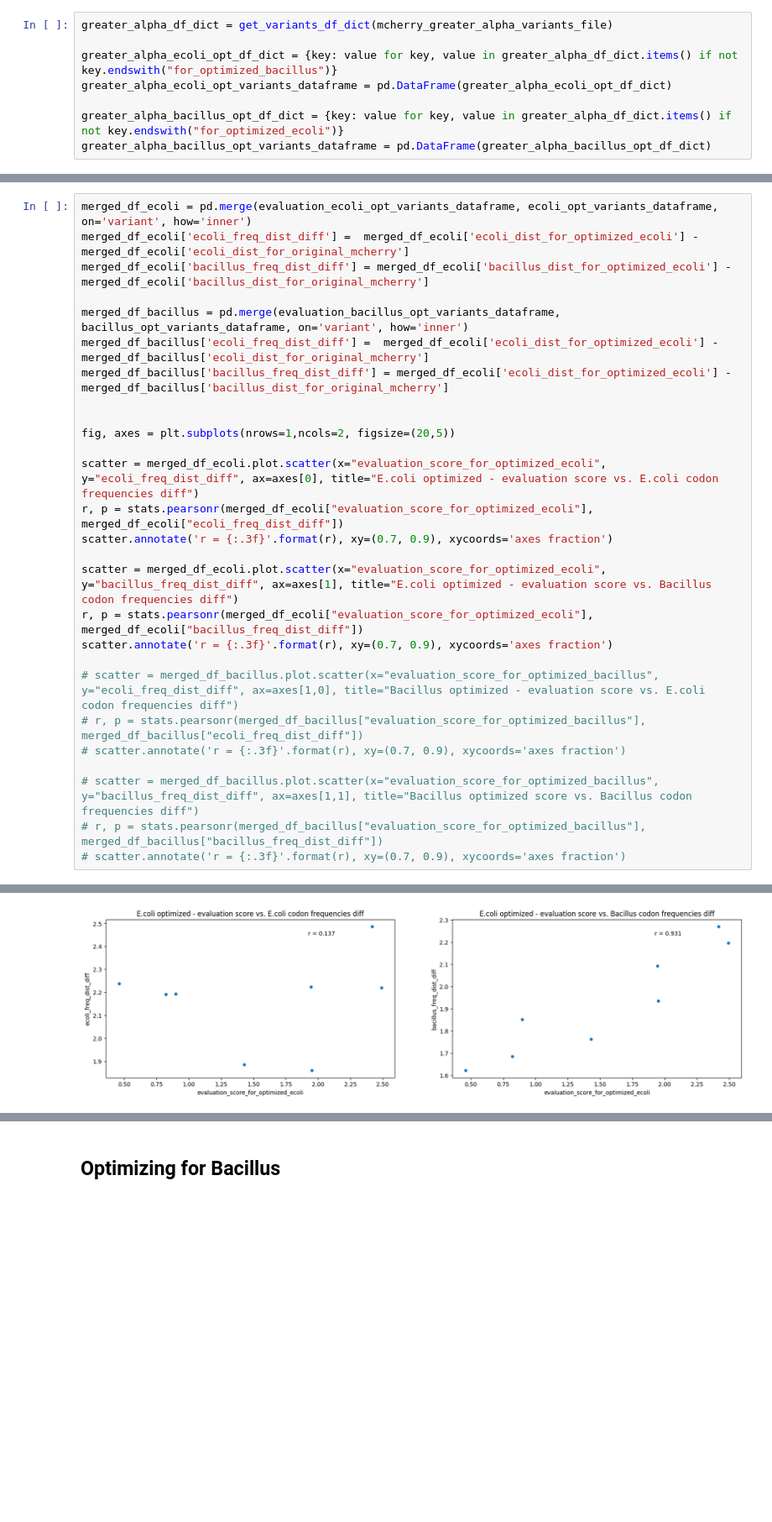
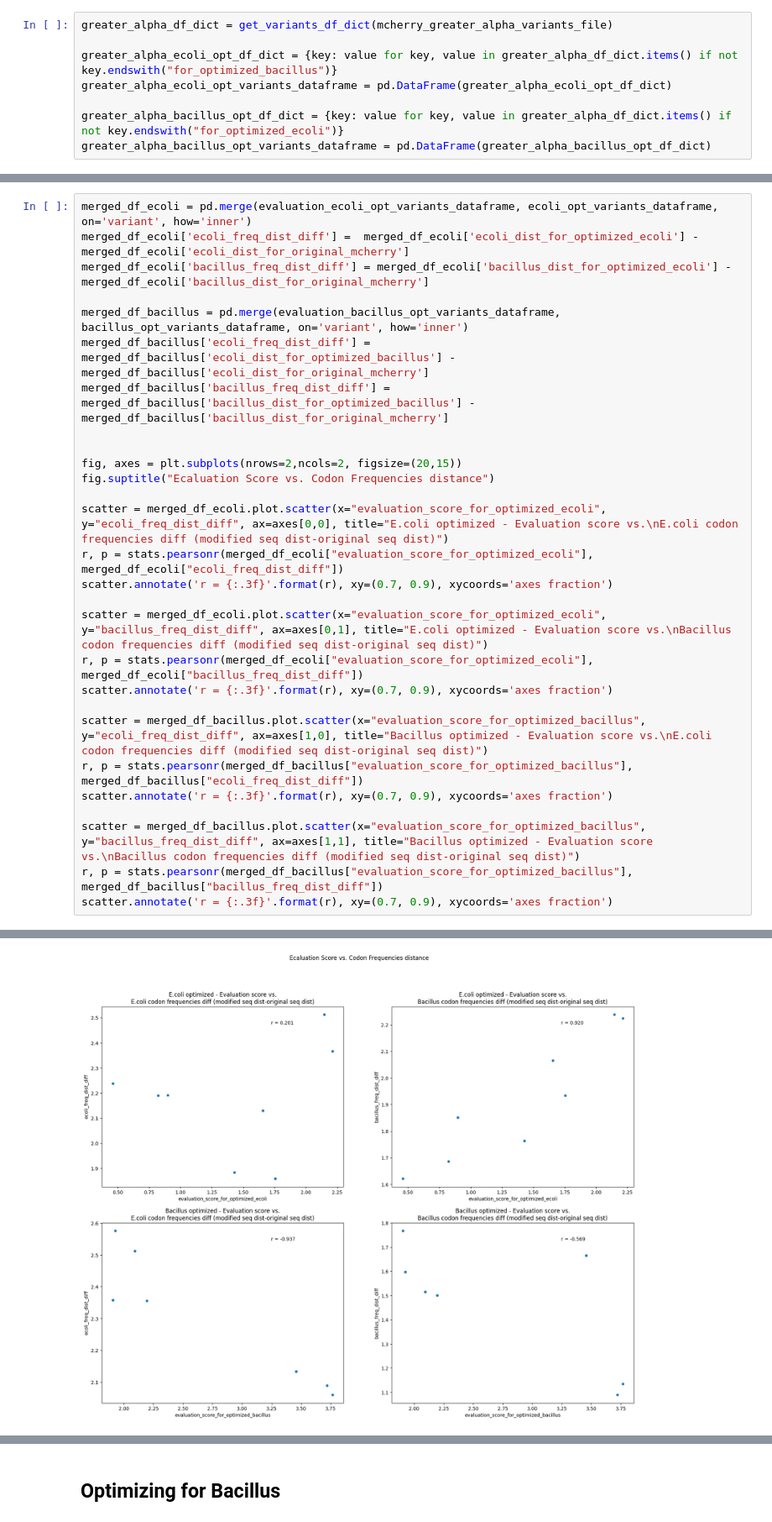
Before and after one commit to morikab/Igem_TAU_2021, a Jupyter notebook: analysis/orf_model_analysis/mcherry_variations.ipynb, the cells around one changed output, grey strips where cells are left out. Shown at 84% size. Saved outputs shown, nothing was run; the diff lists cells and outputs as text; blank space fills up the shorter version.

Commit message:
* E.coli and Baillus analysis

```diff
--- a/analysis/orf_model_analysis/mcherry_variations.ipynb
+++ b/analysis/orf_model_analysis/mcherry_variations.ipynb
@@ -581,25 +815,26 @@ merged_df_ecoli['ecoli_freq_dist_diff'] =  merged_df_ecoli['ecoli_dist_for_optim
 merged_df_ecoli['bacillus_freq_dist_diff'] = merged_df_ecoli['bacillus_dist_for_optimized_ecoli'] - merged_df_ecoli['bacillus_dist_for_original_mcherry']
 
 merged_df_bacillus = pd.merge(evaluation_bacillus_opt_variants_dataframe, bacillus_opt_variants_dataframe, on='variant', how='inner')
-merged_df_bacillus['ecoli_freq_dist_diff'] =  merged_df_ecoli['ecoli_dist_for_optimized_ecoli'] - merged_df_bacillus['ecoli_dist_for_original_mcherry']
-merged_df_bacillus['bacillus_freq_dist_diff'] = merged_df_ecoli['ecoli_dist_for_optimized_ecoli'] - merged_df_bacillus['bacillus_dist_for_original_mcherry']
+merged_df_bacillus['ecoli_freq_dist_diff'] =  merged_df_bacillus['ecoli_dist_for_optimized_bacillus'] - merged_df_bacillus['ecoli_dist_for_original_mcherry']
+merged_df_bacillus['bacillus_freq_dist_diff'] = merged_df_bacillus['bacillus_dist_for_optimized_bacillus'] - merged_df_bacillus['bacillus_dist_for_original_mcherry']
 
 
-fig, axes = plt.subplots(nrows=1,ncols=2, figsize=(20,5))
+fig, axes = plt.subplots(nrows=2,ncols=2, figsize=(20,15))
+fig.suptitle("Ecaluation Score vs. Codon Frequencies distance")
 
-scatter = merged_df_ecoli.plot.scatter(x="evaluation_score_for_optimized_ecoli", y="ecoli_freq_dist_diff", ax=axes[0], title="E.coli optimized - evaluation score vs. E.coli codon frequencies diff")
+scatter = merged_df_ecoli.plot.scatter(x="evaluation_score_for_optimized_ecoli", y="ecoli_freq_dist_diff", ax=axes[0,0], title="E.coli optimized - Evaluation score vs.\nE.coli codon frequencies diff (modified seq dist-original seq dist)")
 r, p = stats.pearsonr(merged_df_ecoli["evaluation_score_for_optimized_ecoli"], merged_df_ecoli["ecoli_freq_dist_diff"])
 scatter.annotate('r = {:.3f}'.format(r), xy=(0.7, 0.9), xycoords='axes fraction')
 
-scatter = merged_df_ecoli.plot.scatter(x="evaluation_score_for_optimized_ecoli", y="bacillus_freq_dist_diff", ax=axes[1], title="E.coli optimized - evaluation score vs. Bacillus codon frequencies diff")
+scatter = merged_df_ecoli.plot.scatter(x="evaluation_score_for_optimized_ecoli", y="bacillus_freq_dist_diff", ax=axes[0,1], title="E.coli optimized - Evaluation score vs.\nBacillus codon frequencies diff (modified seq dist-original seq dist)")
 r, p = stats.pearsonr(merged_df_ecoli["evaluation_score_for_optimized_ecoli"], merged_df_ecoli["bacillus_freq_dist_diff"])
 scatter.annotate('r = {:.3f}'.format(r), xy=(0.7, 0.9), xycoords='axes fraction')
 
-# scatter = merged_df_bacillus.plot.scatter(x="evaluation_score_for_optimized_bacillus", y="ecoli_freq_dist_diff", ax=axes[1,0], title="Bacillus optimized - evaluation score vs. E.coli codon frequencies diff")
-# r, p = stats.pearsonr(merged_df_bacillus["evaluation_score_for_optimized_bacillus"], merged_df_bacillus["ecoli_freq_dist_diff"])
-# scatter.annotate('r = {:.3f}'.format(r), xy=(0.7, 0.9), xycoords='axes fraction')
+scatter = merged_df_bacillus.plot.scatter(x="evaluation_score_for_optimized_bacillus", y="ecoli_freq_dist_diff", ax=axes[1,0], title="Bacillus optimized - Evaluation score vs.\nE.coli codon frequencies diff (modified seq dist-original seq dist)")
+r, p = stats.pearsonr(merged_df_bacillus["evaluation_score_for_optimized_bacillus"], merged_df_bacillus["ecoli_freq_dist_diff"])
+scatter.annotate('r = {:.3f}'.format(r), xy=(0.7, 0.9), xycoords='axes fraction')
 
-# scatter = merged_df_bacillus.plot.scatter(x="evaluation_score_for_optimized_bacillus", y="bacillus_freq_dist_diff", ax=axes[1,1], title="Bacillus optimized score vs. Bacillus codon frequencies diff")
-# r, p = stats.pearsonr(merged_df_bacillus["evaluation_score_for_optimized_bacillus"], merged_df_bacillus["bacillus_freq_dist_diff"])
-# scatter.annotate('r = {:.3f}'.format(r), xy=(0.7, 0.9), xycoords='axes fraction')
+scatter = merged_df_bacillus.plot.scatter(x="evaluation_score_for_optimized_bacillus", y="bacillus_freq_dist_diff", ax=axes[1,1], title="Bacillus optimized - Evaluation score vs.\nBacillus codon frequencies diff (modified seq dist-original seq dist)")
+r, p = stats.pearsonr(merged_df_bacillus["evaluation_score_for_optimized_bacillus"], merged_df_bacillus["bacillus_freq_dist_diff"])
+scatter.annotate('r = {:.3f}'.format(r), xy=(0.7, 0.9), xycoords='axes fraction')
 # %% [output]
@@ -607 +842 @@ Text(0.7, 0.9, 'r = 0.931')
-[figure, old version]
+[figure, new version]
```
Also changed, not shown: parts of 46 cells of this notebook, 3 other files.
